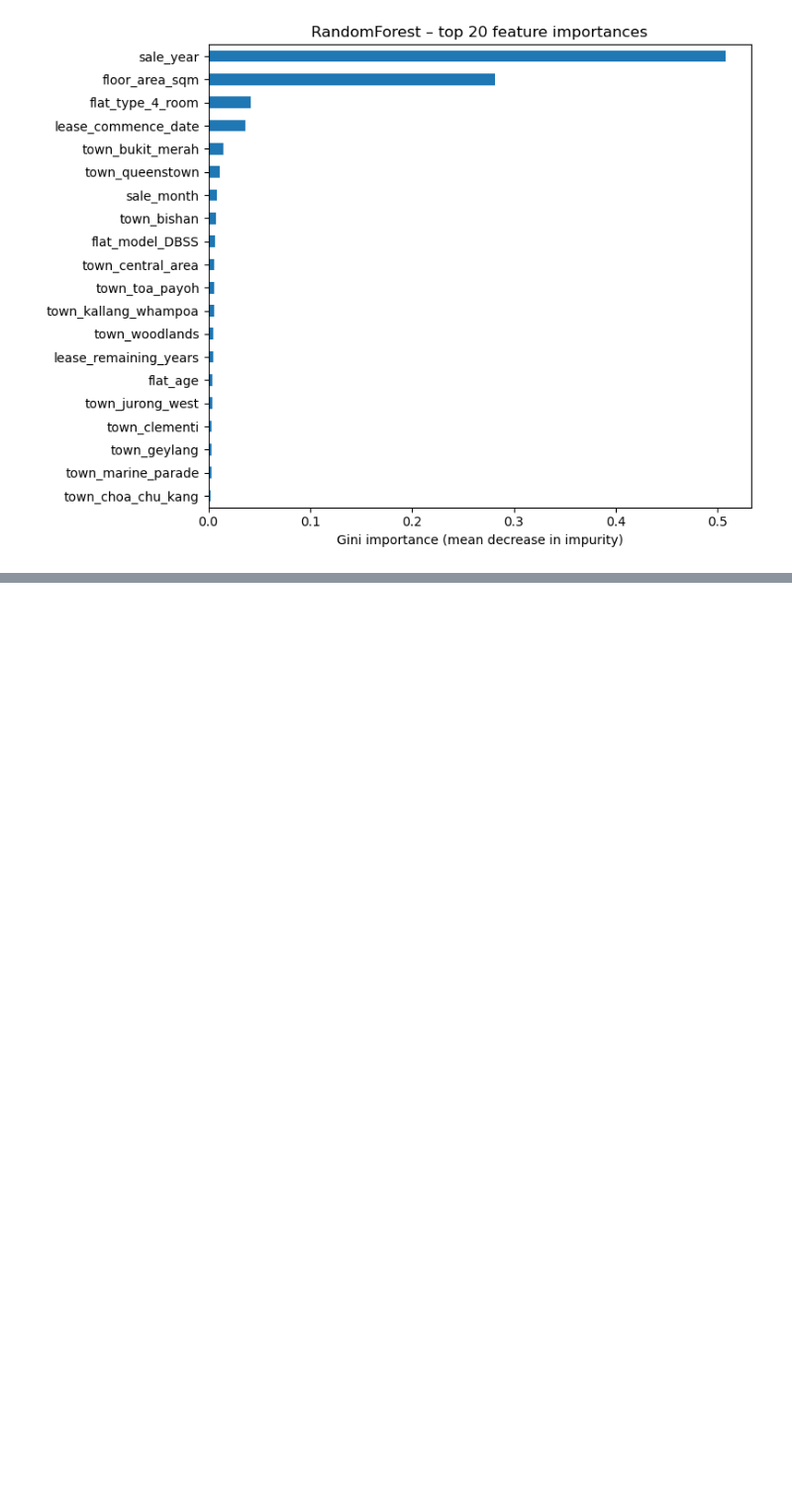
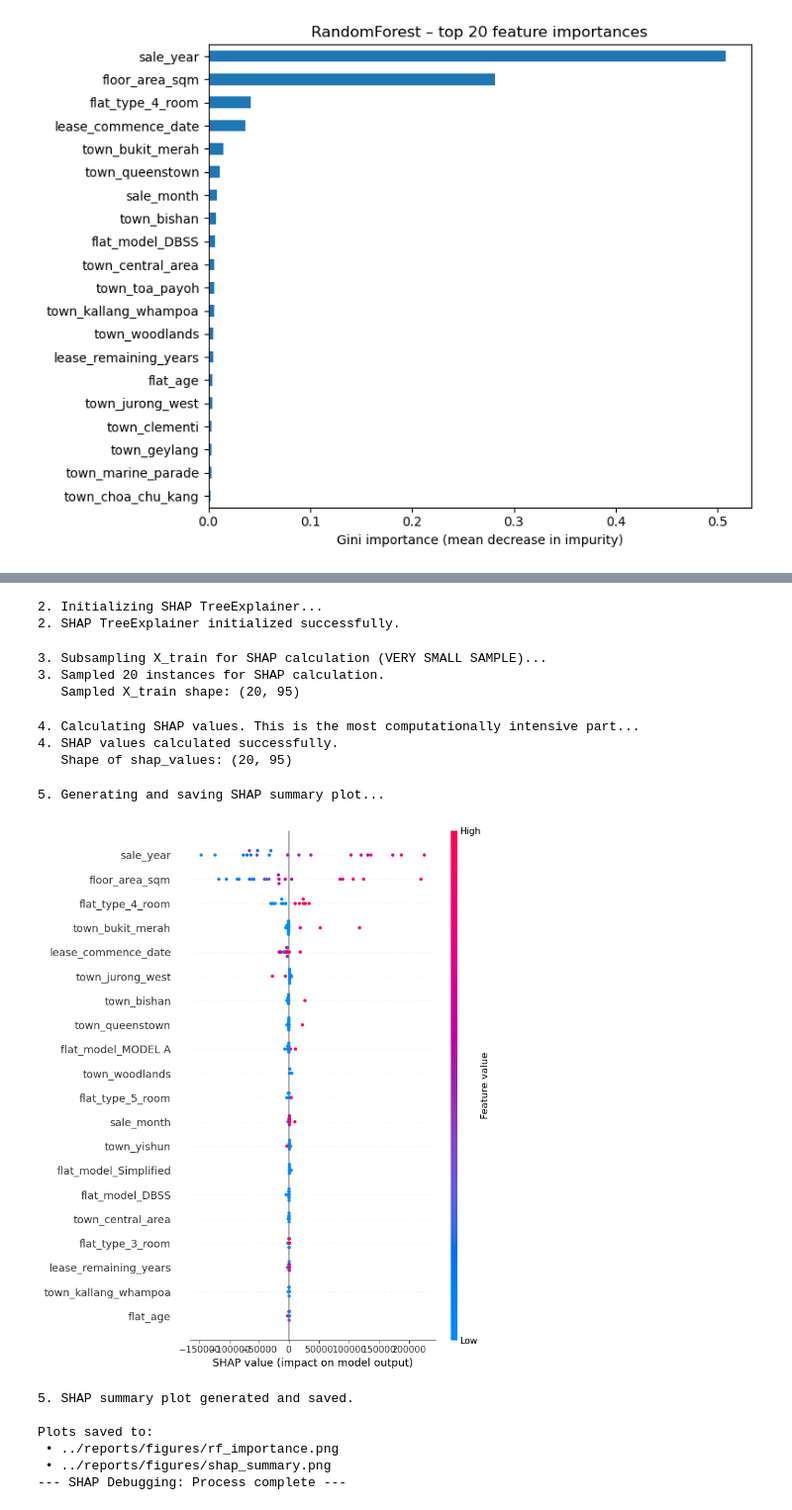
Before and after one commit to Sheenal30/hdb-price-predictor, a Jupyter notebook: notebooks/04_tree_model.ipynb, the cells around one changed output, grey strips where cells are left out. Shown at 99% size. Drawn from its saved outputs; the diff is of its cells as text; code cells hidden in the pictures; blank space fills up the shorter version.

Commit message:
Updated tree model

```diff
--- a/notebooks/04_tree_model.ipynb
+++ b/notebooks/04_tree_model.ipynb
@@ -137,3 +161,75 @@ print(f"\nPlots saved to:\n • {fig_path}\n • {shap_path}")
+# %%
+# Step 2: Initialize SHAP TreeExplainer
+print("2. Initializing SHAP TreeExplainer...")
+try:
+    explainer = shap.TreeExplainer(rf_for_shap) # Removed check_additivity
+    print("2. SHAP TreeExplainer initialized successfully.")
+except Exception as e:
+    print(f"Error during TreeExplainer initialization: {e}")
+    exit()
+# %% [output]
+2. Initializing SHAP TreeExplainer...
+2. SHAP TreeExplainer initialized successfully.
+# %%
+# Step 3: Subsample X_train for SHAP calculation
+# CRITICAL CHANGE: Reduce sample size dramatically for testing stability
+print("3. Subsampling X_train for SHAP calculation (VERY SMALL SAMPLE)...")
+try:
+    X_train_sampled_for_shap = X_train.sample(20, random_state=42) # Start with just 20 samples
+    print(f"3. Sampled {len(X_train_sampled_for_shap)} instances for SHAP calculation.")
+    print(f"   Sampled X_train shape: {X_train_sampled_for_shap.shape}")
+except Exception as e:
+    print(f"Error during X_train sampling: {e}")
+    exit()
+# %% [output]
+3. Subsampling X_train for SHAP calculation (VERY SMALL SAMPLE)...
+3. Sampled 20 instances for SHAP calculation.
+   Sampled X_train shape: (20, 95)
+# %%
+# Step 4: Calculate SHAP values
+print("4. Calculating SHAP values. This is the most computationally intensive part...")
+try:
+    shap_values = explainer.shap_values(X_train_sampled_for_shap)
+    print("4. SHAP values calculated successfully.")
+    print(f"   Shape of shap_values: {np.array(shap_values).shape}")
+except Exception as e:
+    print(f"Error during SHAP value calculation: {e}")
+    exit()
+# %% [output]
+4. Calculating SHAP values. This is the most computationally intensive part...
+4. SHAP values calculated successfully.
+   Shape of shap_values: (20, 95)
+# %%
+# Step 5: Generate and save SHAP summary plot
+print("5. Generating and saving SHAP summary plot...")
+try:
+    shap.summary_plot(shap_values,
+                      X_train_sampled_for_shap,
+                      show=False, max_display=20)
+
+    # Save the SHAP summary plot
+    shap_path = Path("../reports/figures/shap_summary.png")
+    shap_path.parent.mkdir(parents=True, exist_ok=True)
+
+    plt.tight_layout()
+    plt.savefig(shap_path, dpi=120)
+    plt.show() # This will display the plot if you're in an interactive environment (like Jupyter)
+    print("5. SHAP summary plot generated and saved.")
+except Exception as e:
+    print(f"Error during SHAP plot generation or saving: {e}")
+    exit()
+
+print(f"\nPlots saved to:\n • {fig_path}\n • {shap_path}")
+print("--- SHAP Debugging: Process complete ---")
+# %% [output]
+5. Generating and saving SHAP summary plot...
+[figure, added]
+5. SHAP summary plot generated and saved.
+
+Plots saved to:
+ • ../reports/figures/rf_importance.png
+ • ../reports/figures/shap_summary.png
+--- SHAP Debugging: Process complete ---
 # %%
 '''
 Commentary — what & why:
```
Also changed, not shown: parts of 4 cells of this notebook, 2 other files.
